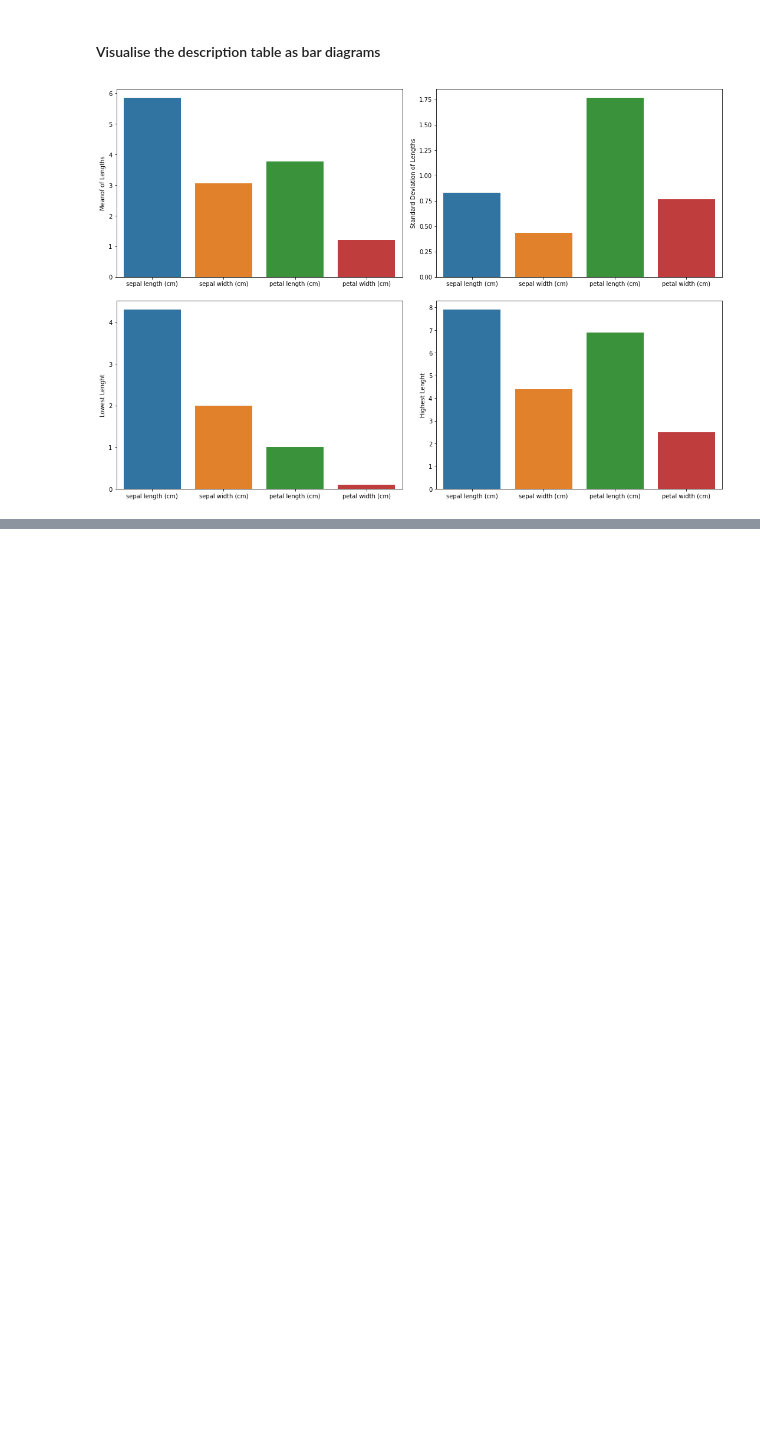
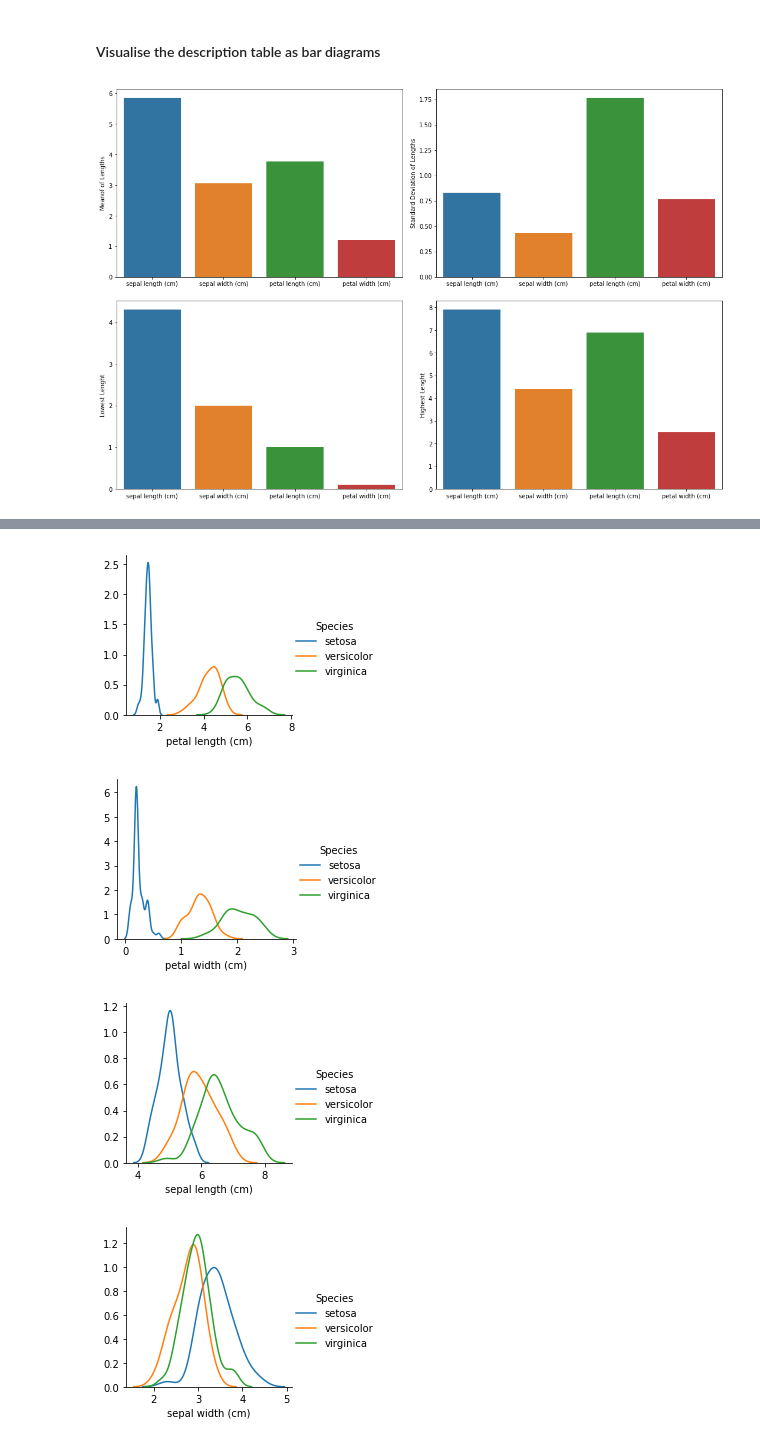
Before and after one commit to mxsxs2/Emerging-Technologies-Project, a Jupyter notebook: notebooks/Iris_datatset.ipynb, the cells around one changed output, grey strips where cells are left out. Cells and saved outputs as stored; diff of their text form; code cells hidden in the pictures; blank space fills up the shorter version.

Commit message:
Add explanation for difficulty of separating iris species

```diff
--- a/notebooks/Iris_datatset.ipynb
+++ b/notebooks/Iris_datatset.ipynb
@@ -167,0 +180,22 @@ plt.tight_layout(h_pad=2)
+# %%
+#Create grid
+sns.FacetGrid(df, hue='Species') \
+#Map the data by petal legth
+   .map(sns.kdeplot, "petal length (cm)") \
+#Add the lengend to the figure
+   .add_legend()
+
+sns.FacetGrid(df, hue='Species') \
+   .map(sns.kdeplot, "petal width (cm)") \
+   .add_legend()
+sns.FacetGrid(df, hue='Species') \
+   .map(sns.kdeplot, "sepal length (cm)") \
+   .add_legend()
+sns.FacetGrid(df, hue='Species') \
+   .map(sns.kdeplot, "sepal width (cm)") \
+   .add_legend()
+# %% [output]
+[figure, added]
+[figure, added]
+[figure, added]
+[figure, added]
```
Also changed, not shown: parts of 3 cells of this notebook.
